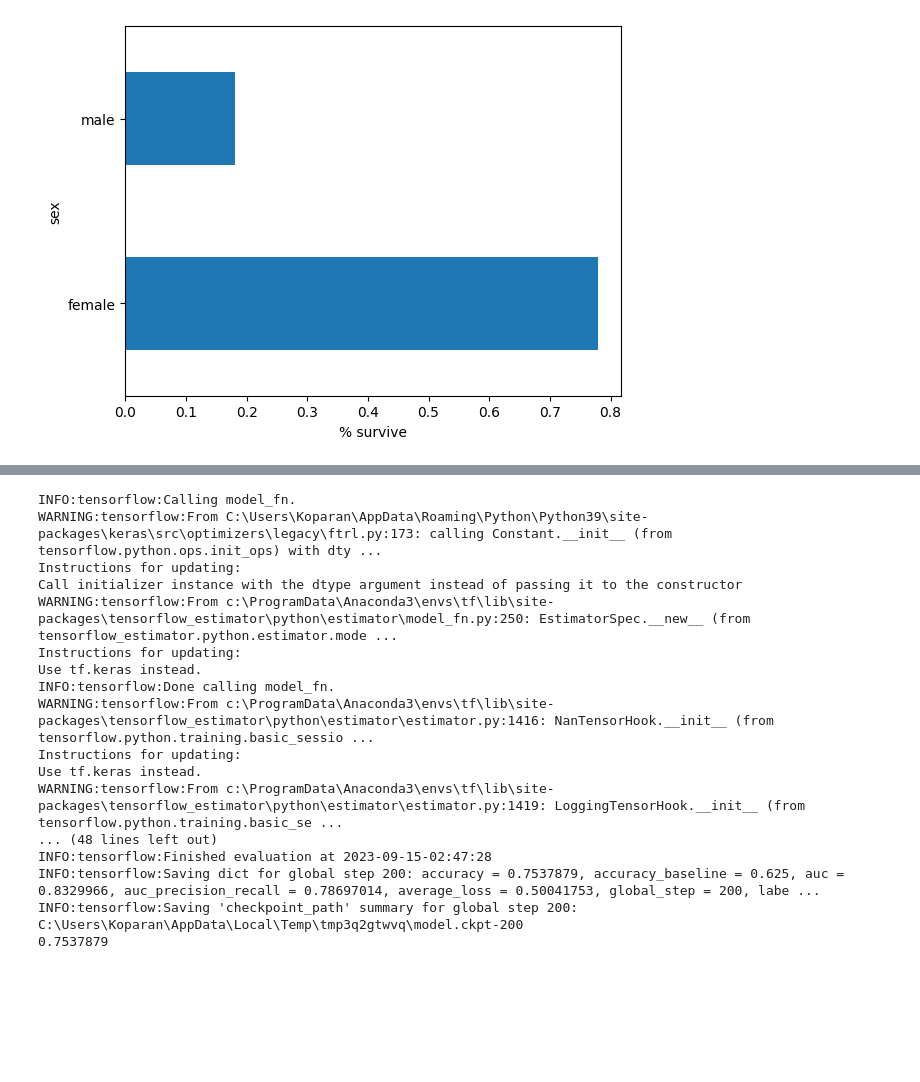
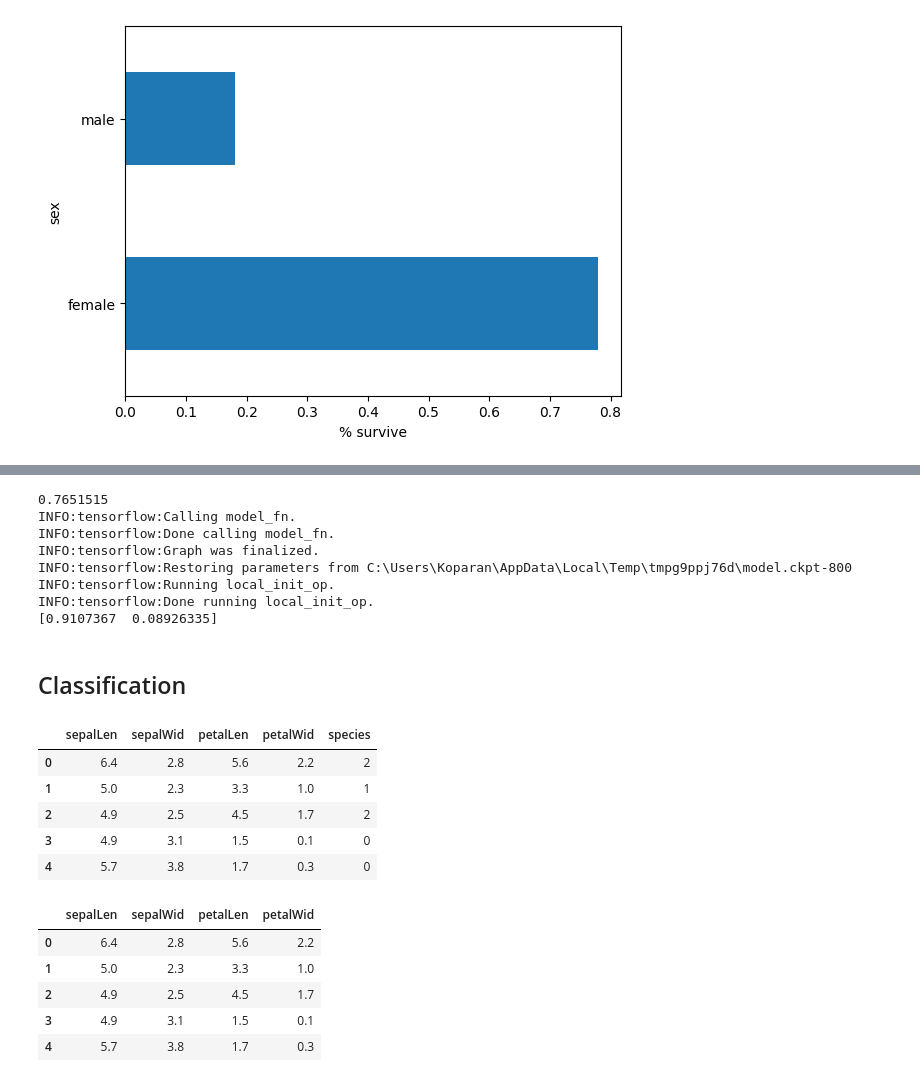
Before and after one commit to isocann/freecodecamp, a Jupyter notebook: Lectures.ipynb, the cells around one changed output, grey strips where cells are left out. Saved outputs shown, nothing was run; the diff lists cells and outputs as text; code cells hidden in the pictures; blank space fills up the shorter version.

```diff
--- a/Lectures.ipynb
+++ b/Lectures.ipynb
@@ -132,22 +126,18 @@ Use tf.keras instead.
 # Training and Result
 linear_est.train(train_input_fn)
 result = linear_est.evaluate(eval_input_fn)
+clear_output()
 print(result["accuracy"])
+result = list(linear_est.predict(eval_input_fn))
+print(result[0]["probabilities"])
 # %% [output]
+0.7651515
 INFO:tensorflow:Calling model_fn.
-WARNING:tensorflow:From C:\Users\Koparan\AppData\Roaming\Python\Python39\site-packages\keras\src\optimizers\legacy\ftrl.py:173: calling Constant.__init__ (from tensorflow.python.ops.init_ops) with dty ...
-Instructions for updating:
-Call initializer instance with the dtype argument instead of passing it to the constructor
-WARNING:tensorflow:From c:\ProgramData\Anaconda3\envs\tf\lib\site-packages\tensorflow_estimator\python\estimator\model_fn.py:250: EstimatorSpec.__new__ (from tensorflow_estimator.python.estimator.mode ...
-Instructions for updating:
-Use tf.keras instead.
 INFO:tensorflow:Done calling model_fn.
-WARNING:tensorflow:From c:\ProgramData\Anaconda3\envs\tf\lib\site-packages\tensorflow_estimator\python\estimator\estimator.py:1416: NanTensorHook.__init__ (from tensorflow.python.training.basic_sessio ...
-Instructions for updating:
-Use tf.keras instead.
-WARNING:tensorflow:From c:\ProgramData\Anaconda3\envs\tf\lib\site-packages\tensorflow_estimator\python\estimator\estimator.py:1419: LoggingTensorHook.__init__ (from tensorflow.python.training.basic_se ...
-... (48 lines left out)
-INFO:tensorflow:Finished evaluation at 2023-09-15-02:47:28
-INFO:tensorflow:Saving dict for global step 200: accuracy = 0.7537879, accuracy_baseline = 0.625, auc = 0.8329966, auc_precision_recall = 0.78697014, average_loss = 0.50041753, global_step = 200, labe ...
-INFO:tensorflow:Saving 'checkpoint_path' summary for global step 200: C:\Users\Koparan\AppData\Local\Temp\tmp3q2gtwvq\model.ckpt-200
-0.7537879
+INFO:tensorflow:Graph was finalized.
+INFO:tensorflow:Restoring parameters from C:\Users\Koparan\AppData\Local\Temp\tmpg9ppj76d\model.ckpt-800
+INFO:tensorflow:Running local_init_op.
+INFO:tensorflow:Done running local_init_op.
+[0.9107367  0.08926335]
+# %% [markdown]
+## Classification
@@ -153,0 +148,30 @@ INFO:tensorflow:Saving 'checkpoint_path' summary for global step 200: C:\Users\K
+# %%
+csv_col_names = ["sepalLen","sepalWid","petalLen","petalWid","species"]
+species = ["Setosa","Versicolor","Virginica"]
+
+train_path = tf.keras.utils.get_file(
+    "iris_training.csv", "https://storage.googleapis.com/download.tensorflow.org/data/iris_training.csv")
+test_path = tf.keras.utils.get_file(
+    "iris_test.csv", "https://storage.googleapis.com/download.tensorflow.org/data/iris_test.csv")
+train = pd.read_csv(train_path, names=csv_col_names, header=0)
+test = pd.read_csv(test_path, names=csv_col_names, header=0)
+train.head()
+# %% [output]
+|  | sepalLen | sepalWid | petalLen | petalWid | species |
+| 0 | 6.4 | 2.8 | 5.6 | 2.2 | 2 |
+| 1 | 5.0 | 2.3 | 3.3 | 1.0 | 1 |
+| 2 | 4.9 | 2.5 | 4.5 | 1.7 | 2 |
+| 3 | 4.9 | 3.1 | 1.5 | 0.1 | 0 |
+| 4 | 5.7 | 3.8 | 1.7 | 0.3 | 0 |
+# %%
+# Creating test and train x and y
+train_y = train.pop("species")
+test_y = test.pop("species")
+train.head()
+# %% [output]
+|  | sepalLen | sepalWid | petalLen | petalWid |
+| 0 | 6.4 | 2.8 | 5.6 | 2.2 |
+| 1 | 5.0 | 2.3 | 3.3 | 1.0 |
+| 2 | 4.9 | 2.5 | 4.5 | 1.7 |
+| 3 | 4.9 | 3.1 | 1.5 | 0.1 |
+| 4 | 5.7 | 3.8 | 1.7 | 0.3 |
```
Also changed, not shown: parts of 12 cells of this notebook.
